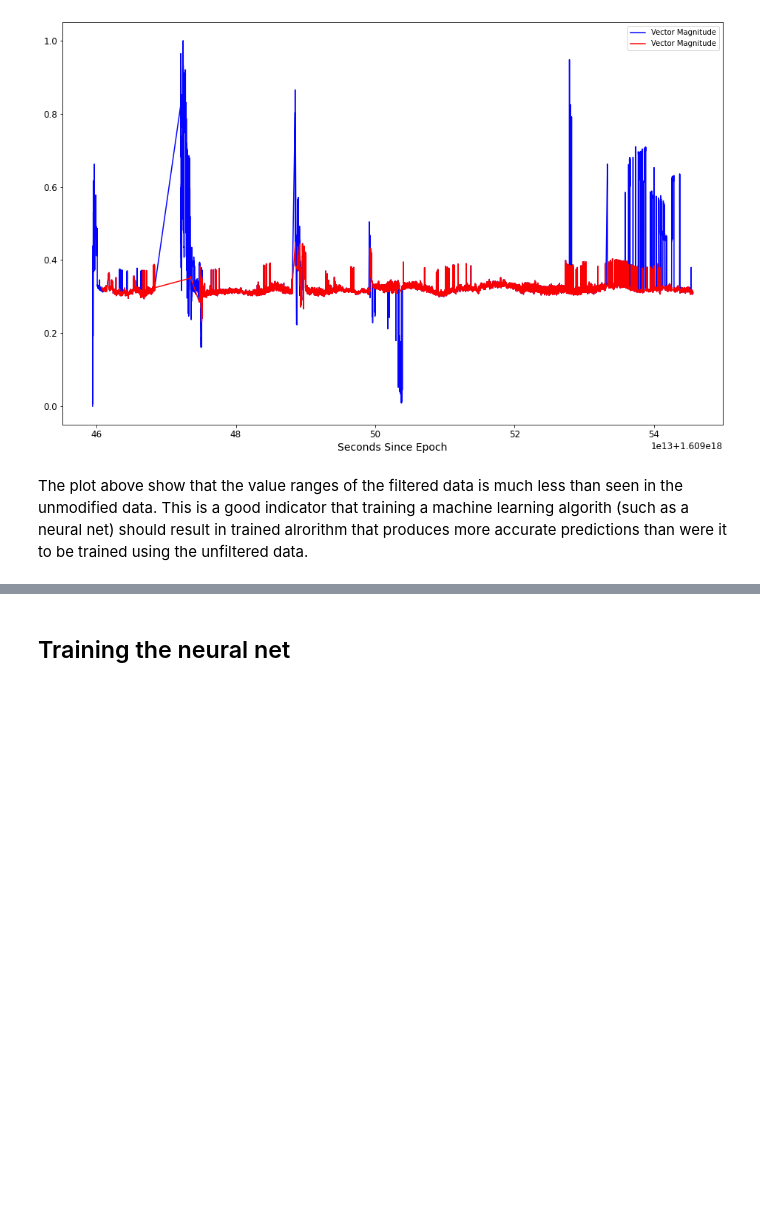
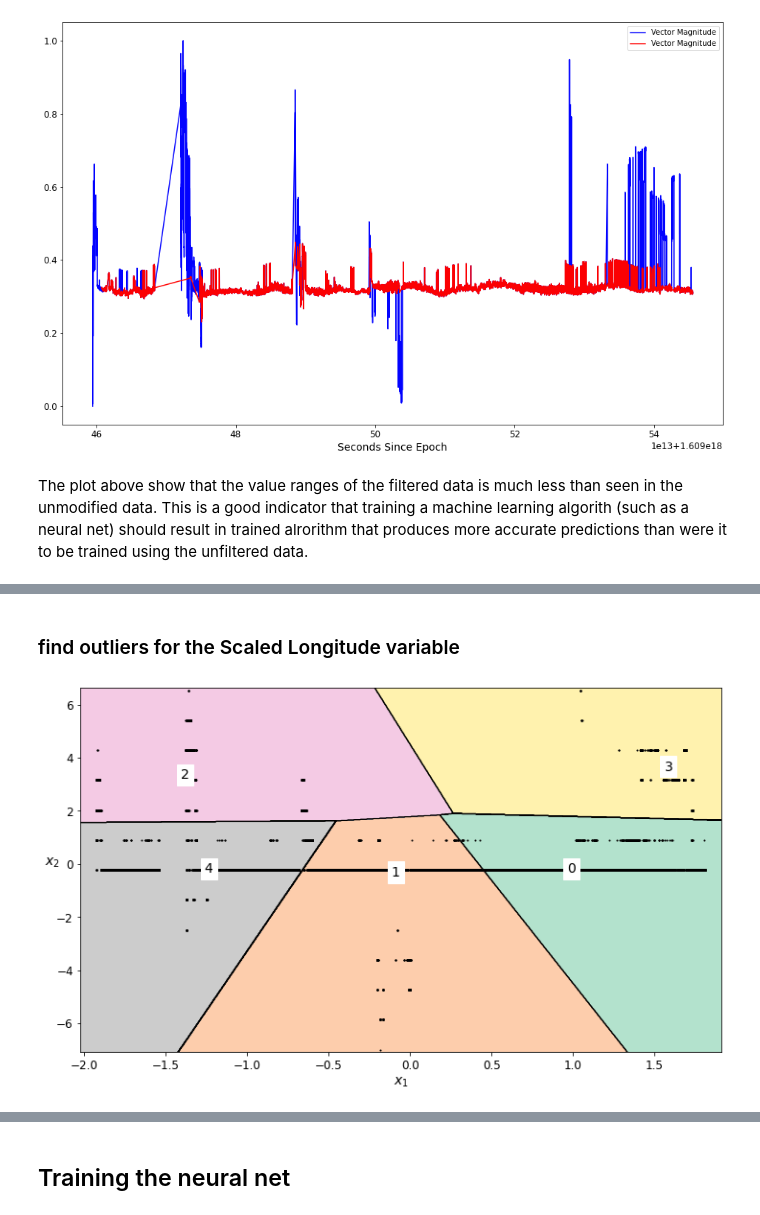
Before and after one commit to mdye/TZVOLCANO_machine_learning, a Jupyter notebook: MD_01_TZVOLCANO_Gaussian_Mixtures_Anomaly_Detection.ipynb, the cells around one changed output, grey strips where cells are left out. Saved outputs shown, nothing was run; the diff lists cells and outputs as text; code cells hidden in the pictures; blank space fills up the shorter version.

```diff
--- a/MD_01_TZVOLCANO_Gaussian_Mixtures_Anomaly_Detection.ipynb
+++ b/MD_01_TZVOLCANO_Gaussian_Mixtures_Anomaly_Detection.ipynb
@@ -474,0 +522,20 @@ The plot above show that the value ranges of the filtered data is much less than
+# %% [markdown]
+### find outliers for the Scaled Longitude variable
+# %%
+field_to_analyze = 'Scaled Longitude'
+number_of_clusters = 5
+
+
+# Impute the data
+scaled_longitude_kmeans_data_imputed = transform_data_for_kmeans(scaled_data, field_to_analyze)
+
+# Train the Kmeans model
+scaled_longitude_kmeans = KMeans(n_clusters=number_of_clusters, random_state=41)
+
+scaled_longitude_cluster_labels = scaled_longitude_kmeans.fit_predict(scaled_longitude_kmeans_data_imputed)
+
+# Plot the decision boundaries
+plt.figure(figsize=(12, 7))
+plot_decision_boundaries(scaled_longitude_kmeans, scaled_longitude_kmeans_data_imputed)
+# %% [output]
+[figure, added]
```
Also changed, not shown: parts of 47 cells of this notebook.
